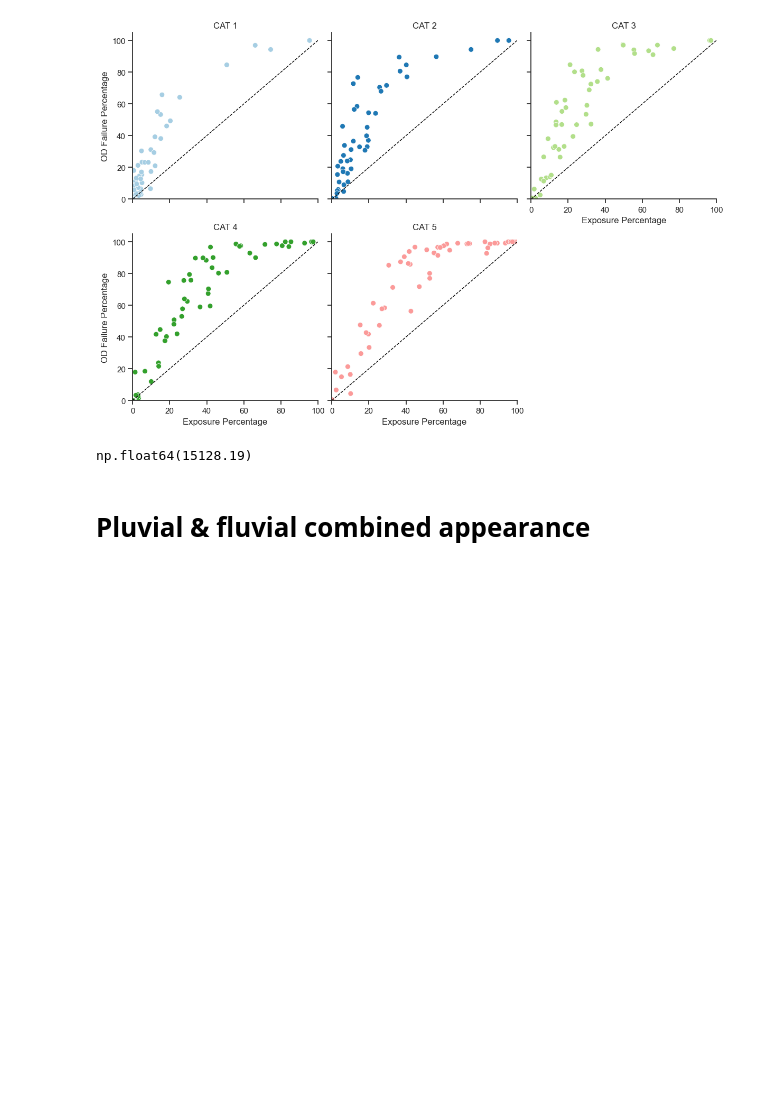
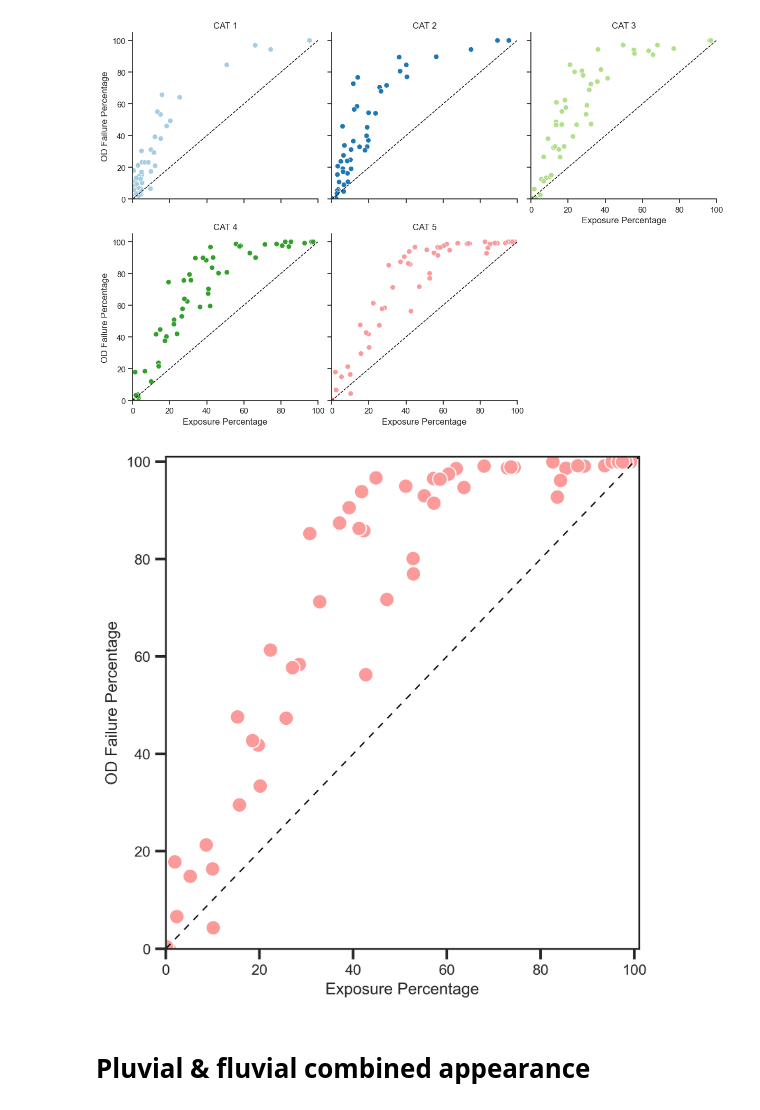
Before and after one commit to jesuslovesyiyi/Global-road-network-resilience, a Jupyter notebook: analysis/04_Visualization.ipynb, the cells around one changed output. Saved outputs shown, nothing was run; the diff lists cells and outputs as text; code cells hidden in the pictures; blank space fills up the shorter version.

```diff
--- a/analysis/04_Visualization.ipynb
+++ b/analysis/04_Visualization.ipynb
@@ -642,10 +642,36 @@ plt.show()
 # %% [output]
 <Figure size 3000x3000 with 0 Axes>
 [figure]
-# %%
-cm.max()
-# %% [output]
-np.float64(15128.19)
+# %%
+cats = [1, 2, 3, 4, 5]
+colors = sns.color_palette("Paired", n_colors=len(cats))
+
+plt.figure(dpi=300, figsize=(6, 6))
+
+cat = cats[4]
+color = colors[4]
+sns.scatterplot(
+    data=exposure_failed_merged,
+    x=f'CAT{cat}_expo_perc',
+    y=f'OD_perc_fail_CAT{cat}',
+    color=color,
+    s=120,
+    alpha=1
+)
+
+plt.plot([0, 101], [0, 101], color='black', dashes=(5, 5), linewidth=1, label='y = x')
+
+plt.xlim(xmin=0, xmax=101)
+plt.ylim(ymin=0, ymax=101)
+
+
+plt.xlabel("Exposure Percentage")
+plt.ylabel("OD Failure Percentage")
+plt.tick_params(length=8, width=2)
+plt.tight_layout()
+plt.show()
+# %% [output]
+[figure, added]
 # %% [markdown]
 # Pluvial & fluvial combined appearance
 # %%
```
Also changed, not shown: parts of 13 cells of this notebook.
